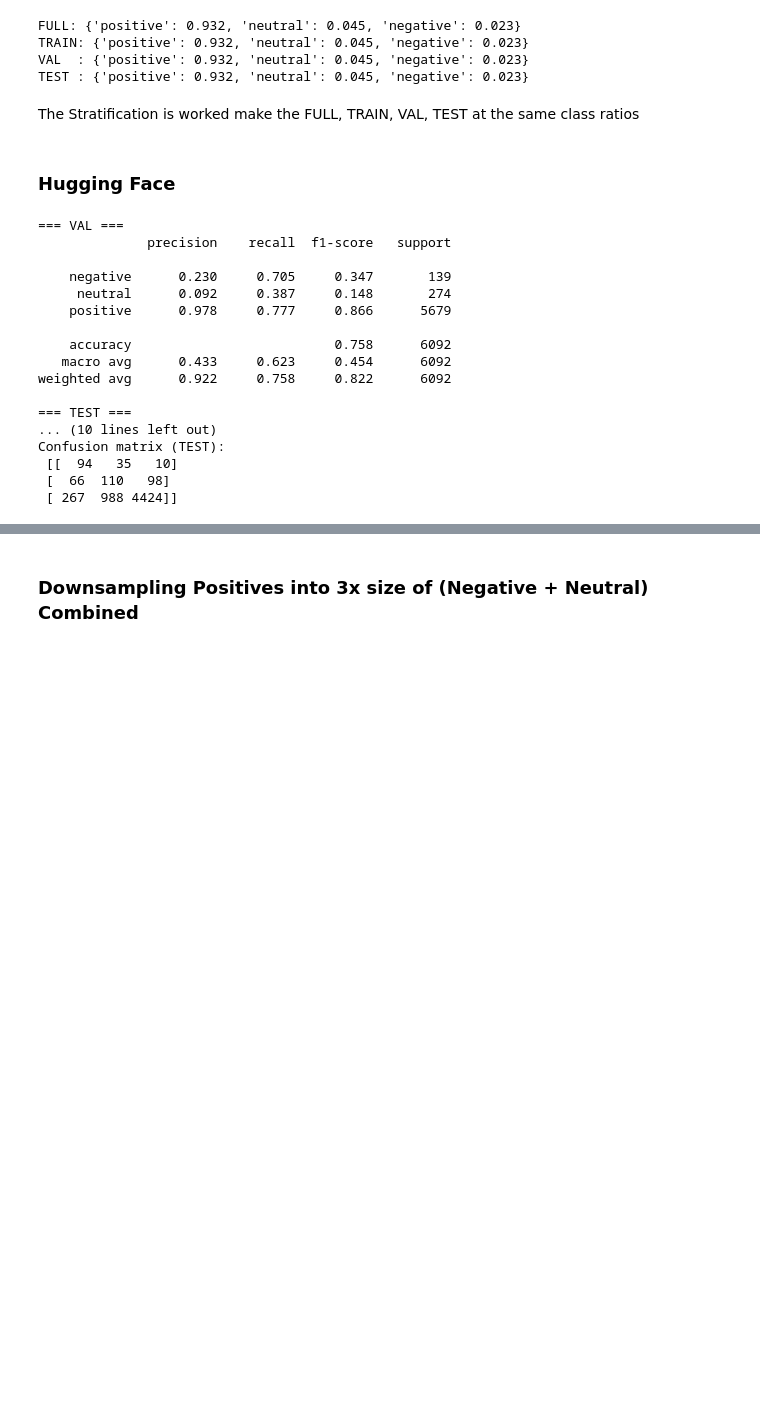
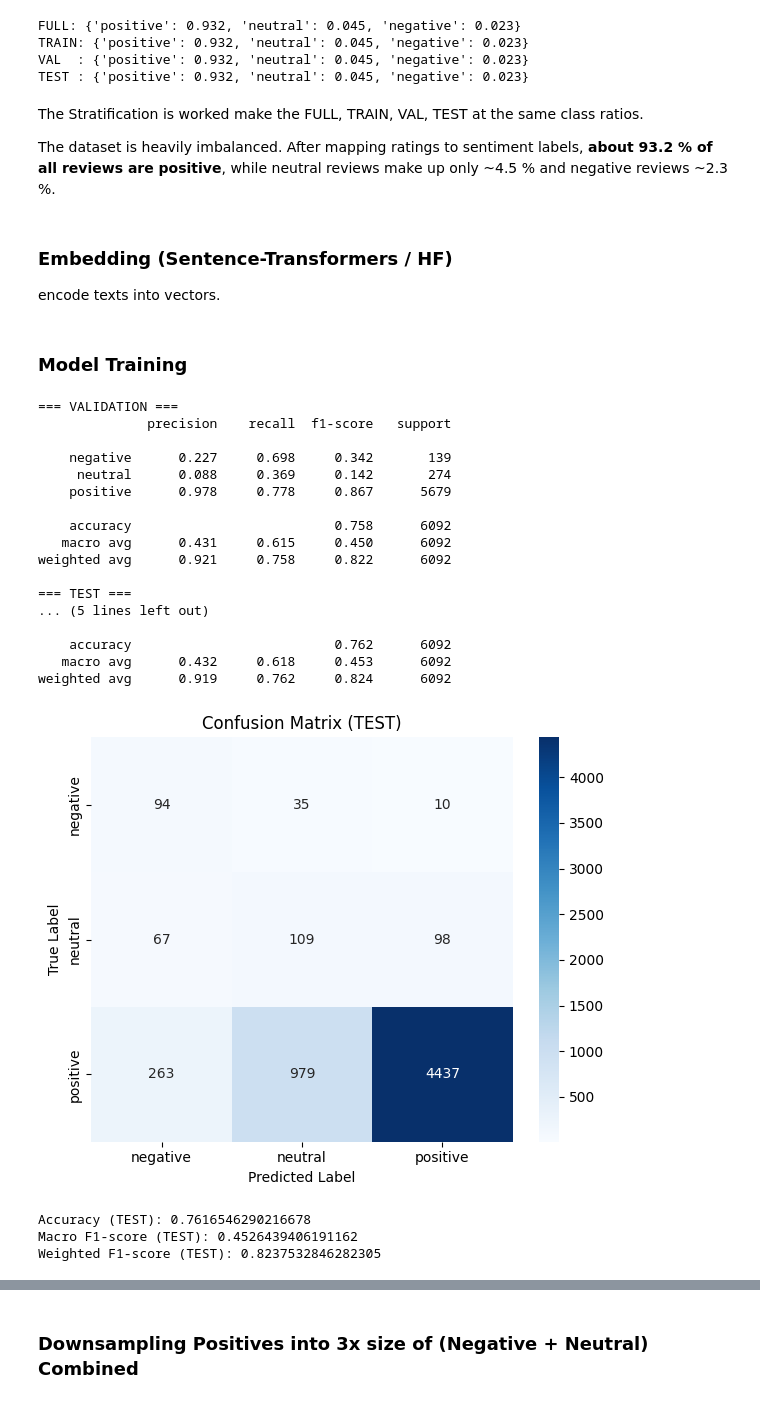
Before and after one commit to adikahnf/nolimit-ds-test-adika, a Jupyter notebook: sentiment.ipynb, the cells around one changed output, grey strips where cells are left out. Drawn from its saved outputs; the diff is of its cells as text; code cells hidden in the pictures; blank space fills up the shorter version.

```diff
--- a/sentiment.ipynb
+++ b/sentiment.ipynb
@@ -181,7 +207,10 @@ TRAIN: {'positive': 0.932, 'neutral': 0.045, 'negative': 0.023}
 VAL  : {'positive': 0.932, 'neutral': 0.045, 'negative': 0.023}
 TEST : {'positive': 0.932, 'neutral': 0.045, 'negative': 0.023}
 # %% [markdown]
-The Stratification is worked make the FULL, TRAIN, VAL, TEST at the same class ratios
+The Stratification is worked make the FULL, TRAIN, VAL, TEST at the same class ratios.
+
+The dataset is heavily imbalanced. After mapping ratings to sentiment labels, **about 93.2 % of all reviews are positive**, while neutral reviews make up only ~4.5 % and negative reviews ~2.3 %.
 # %% [markdown]
-### Hugging Face
+### Embedding (Sentence-Transformers / HF)
+encode texts into vectors.
 # %%
@@ -197,34 +231,61 @@ E_test  = embed(X_test["text"].tolist())
 y_train = X_train["label"].tolist()
 y_val   = X_val["label"].tolist()
 y_test  = X_test["label"].tolist()
+# %% [markdown]
+### Model Training
 # %%
 # Logistic Regression Model
 clf = LogisticRegression(max_iter=3000, class_weight="balanced")
-clf.fit(E_train, y_train)
+clf.fit(emb_train, y_train)
 
-print("=== VAL ===")
-pred_val = clf.predict(E_val)
+# Validation set
+print("=== VALIDATION ===")
+pred_val = clf.predict(emb_val)
 print(classification_report(y_val, pred_val, digits=3))
 
+# Test Set
 print("=== TEST ===")
-pred_test = clf.predict(E_test)
+pred_test = clf.predict(emb_test)
+
+# Classification Report
 print(classification_report(y_test, pred_test, digits=3))
-print("Confusion matrix (TEST):\n", confusion_matrix(y_test, pred_test))
+# Compute confusion matrix
+cm = confusion_matrix(y_test, pred_test, labels=clf.classes_)
+
+plt.figure(figsize=(6,5))
+sns.heatmap(cm,
+            annot=True, fmt='d', cmap='Blues',
+            xticklabels=clf.classes_,
+            yticklabels=clf.classes_)
+plt.xlabel("Predicted Label")
+plt.ylabel("True Label")
+plt.title("Confusion Matrix (TEST)")
+plt.tight_layout()
+plt.show()
+
+# Additional Scores
+print("Accuracy (TEST):", accuracy_score(y_test, pred_test))
+print("Macro F1-score (TEST):", f1_score(y_test, pred_test, average="macro"))
+print("Weighted F1-score (TEST):", f1_score(y_test, pred_test, average="weighted"))
 # %% [output]
-=== VAL ===
+=== VALIDATION ===
               precision    recall  f1-score   support
 
-    negative      0.230     0.705     0.347       139
-     neutral      0.092     0.387     0.148       274
-    positive      0.978     0.777     0.866      5679
+    negative      0.227     0.698     0.342       139
+     neutral      0.088     0.369     0.142       274
+    positive      0.978     0.778     0.867      5679
 
     accuracy                          0.758      6092
-   macro avg      0.433     0.623     0.454      6092
-weighted avg      0.922     0.758     0.822      6092
+   macro avg      0.431     0.615     0.450      6092
+weighted avg      0.921     0.758     0.822      6092
 
 === TEST ===
-... (10 lines left out)
-Confusion matrix (TEST):
- [[  94   35   10]
- [  66  110   98]
- [ 267  988 4424]]
+... (5 lines left out)
+
+    accuracy                          0.762      6092
+   macro avg      0.432     0.618     0.453      6092
+weighted avg      0.919     0.762     0.824      6092
+[figure, added]
+Accuracy (TEST): 0.7616546290216678
+Macro F1-score (TEST): 0.4526439406191162
+Weighted F1-score (TEST): 0.8237532846282305
```
Also changed, not shown: parts of 26 cells of this notebook.
